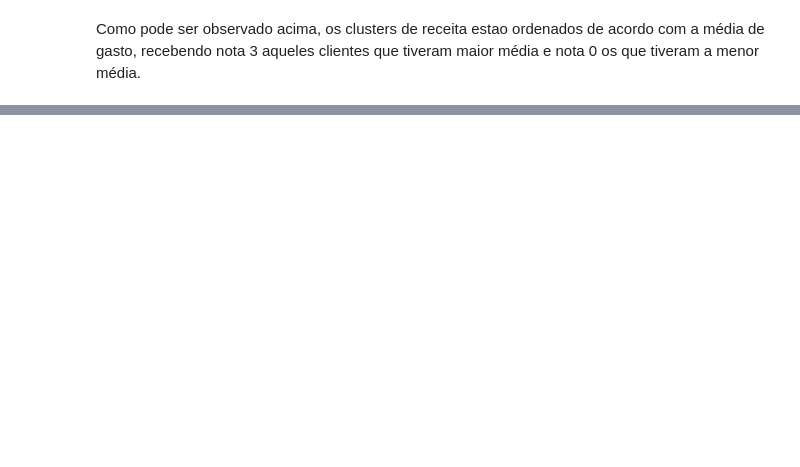
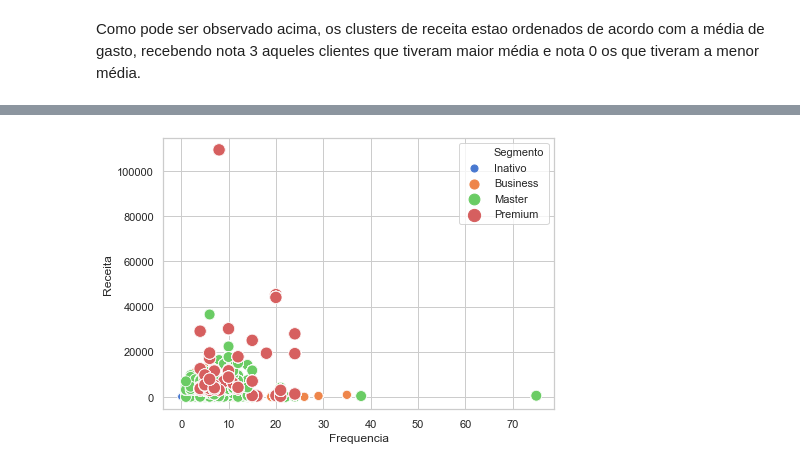
Before and after one commit to robertferro/Clustering, a Jupyter notebook: segmentacao_de_clientes/segmentacao_de_clientes.ipynb, the cells around one changed output, grey strips where cells are left out. Drawn from its saved outputs; the diff is of its cells as text; code cells hidden in the pictures; blank space fills up the shorter version.

```diff
--- a/segmentacao_de_clientes/segmentacao_de_clientes.ipynb
+++ b/segmentacao_de_clientes/segmentacao_de_clientes.ipynb
@@ -524,0 +568,4 @@ df_usuario.head()
+# %%
+plot_segmento('Frequencia','Receita',df_final)
+# %% [output]
+[figure, added]
```
Also changed, not shown: parts of 39 cells of this notebook, 1 other file.
